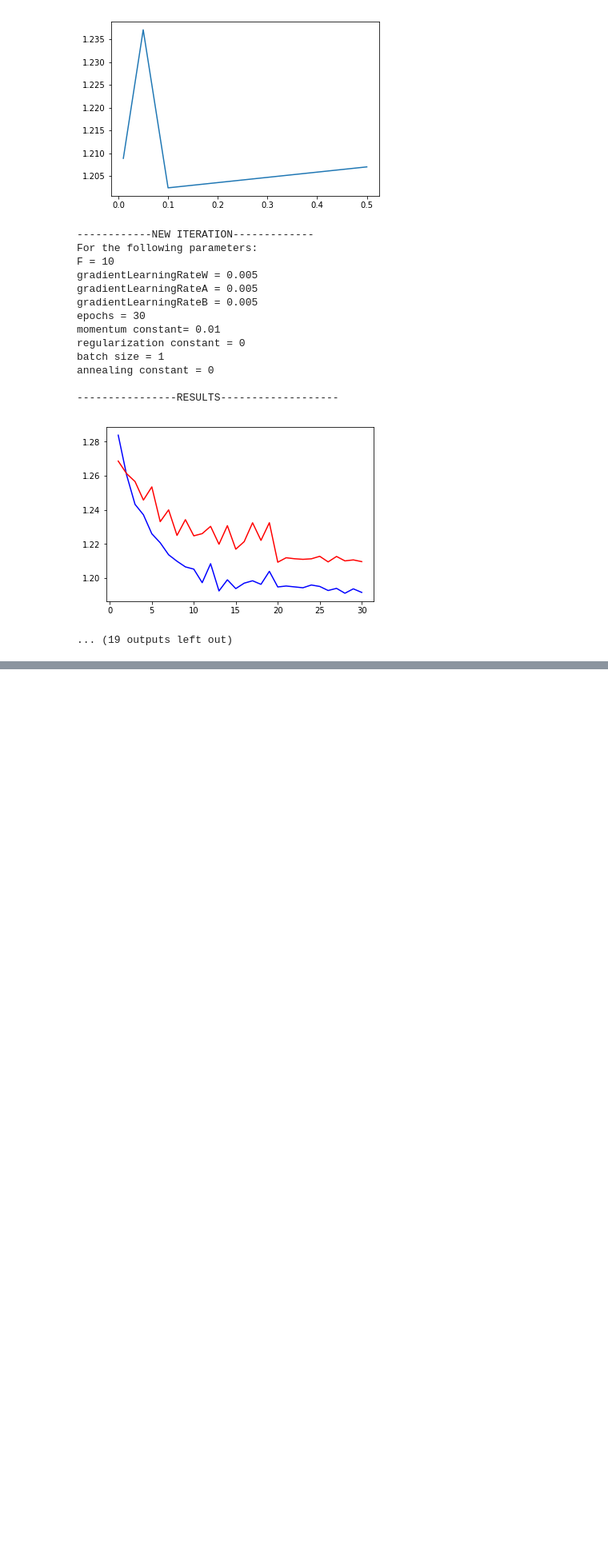
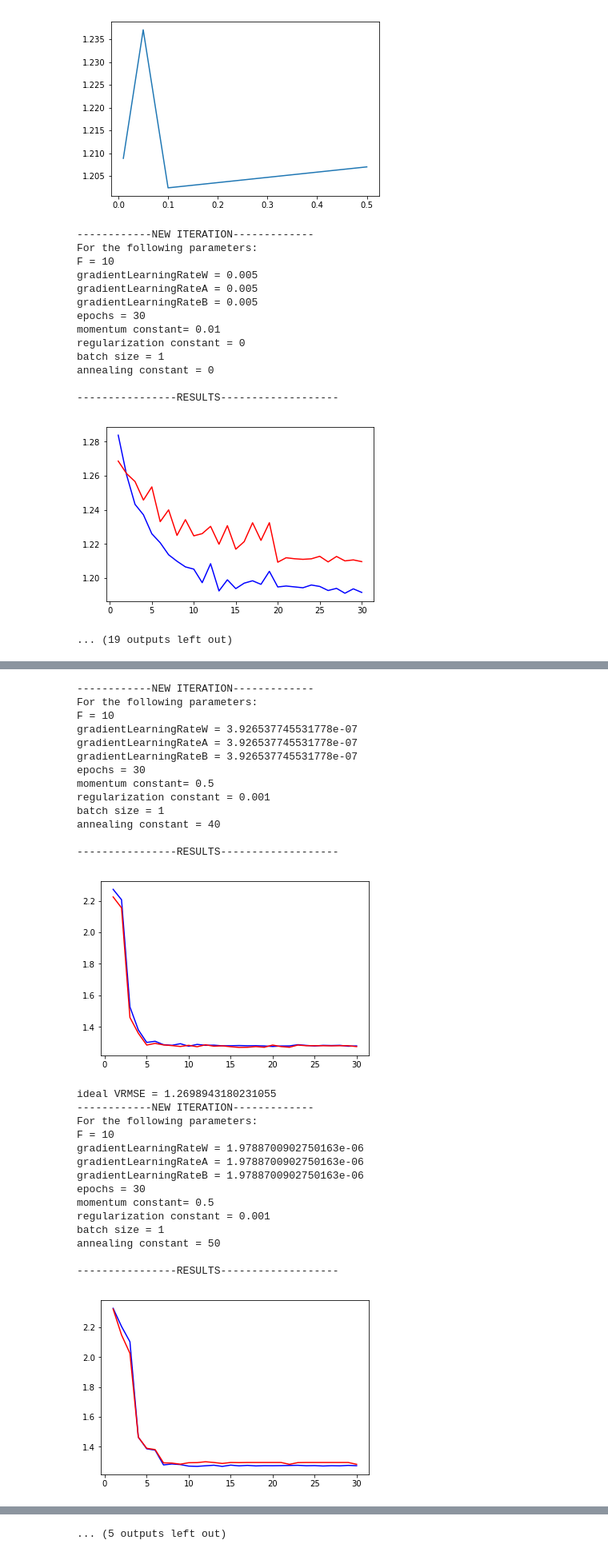
Before and after one commit to coffeebenzene/networked-life-rbm, a Jupyter notebook: studentcode/RBM_ParameterSearch.ipynb, the cells around one changed output, grey strips where cells are left out. Shown at 80% size. Saved outputs shown, nothing was run; the diff lists cells and outputs as text; code cells hidden in the pictures; blank space fills up the shorter version.

```diff
--- a/studentcode/RBM_ParameterSearch.ipynb
+++ b/studentcode/RBM_ParameterSearch.ipynb
@@ -755,0 +934,41 @@ KeyboardInterrupt:
+# %%
+annealing = []
+error =[]
+for i in [40,50,60,70,80,90,100]:
+    phi = i
+    RMSE = test(10,30,0.005,0.005,0.005,0.5,0.001,1,phi)
+    error.append(RMSE)
+    annealing.append(phi)
+plt.plot(annealing,error)
+plt.show()
+print("------------COMPLETED----------------")
+# %% [output]
+------------NEW ITERATION-------------
+For the following parameters:
+F = 10
+gradientLearningRateW = 3.926537745531778e-07
+gradientLearningRateA = 3.926537745531778e-07
+gradientLearningRateB = 3.926537745531778e-07
+epochs = 30
+momentum constant= 0.5
+regularization constant = 0.001
+batch size = 1
+annealing constant = 40
+
+----------------RESULTS-------------------
+[figure, added]
+ideal VRMSE = 1.2698943180231055
+------------NEW ITERATION-------------
+For the following parameters:
+F = 10
+gradientLearningRateW = 1.9788700902750163e-06
+gradientLearningRateA = 1.9788700902750163e-06
+gradientLearningRateB = 1.9788700902750163e-06
+epochs = 30
+momentum constant= 0.5
+regularization constant = 0.001
+batch size = 1
+annealing constant = 50
+
+----------------RESULTS-------------------
+[figure, added]
@@ -755,0 +1035 @@ KeyboardInterrupt:
+... (5 outputs left out)
```
Also changed, not shown: parts of 8 cells of this notebook, 1 other file.
